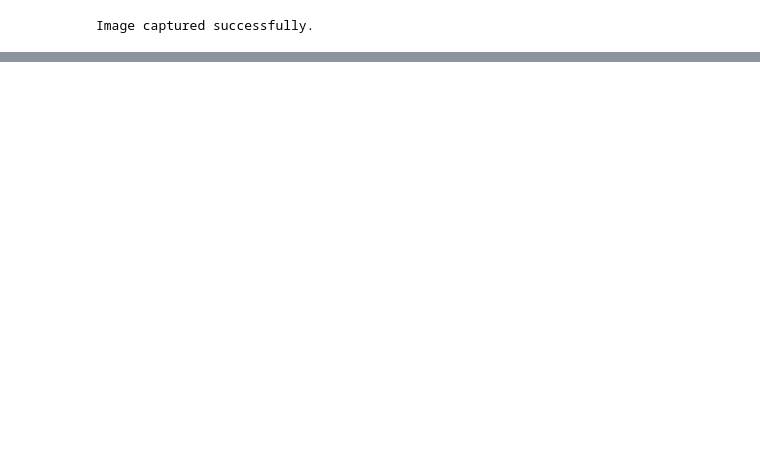
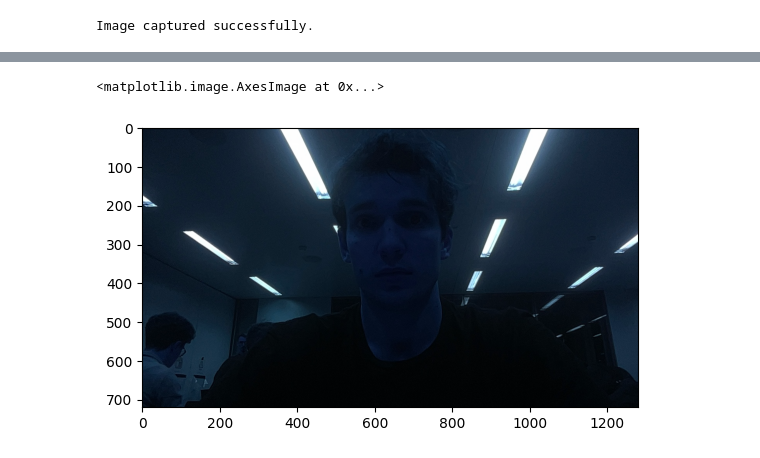
Before and after one commit to puigde/lauzhack2023, a Jupyter notebook: testing_stuff.ipynb, the cells around one changed output, grey strips where cells are left out. Drawn from its saved outputs; the diff is of its cells as text; code cells hidden in the pictures; blank space fills up the shorter version.

```diff
--- a/testing_stuff.ipynb
+++ b/testing_stuff.ipynb
@@ -36,0 +49,5 @@ Image captured successfully.
+# %%
+plt.imshow(face)
+# %% [output]
+<matplotlib.image.AxesImage at 0x...>
+[figure, added]
```
Also changed, not shown: parts of 2 cells of this notebook, 1 other file.
